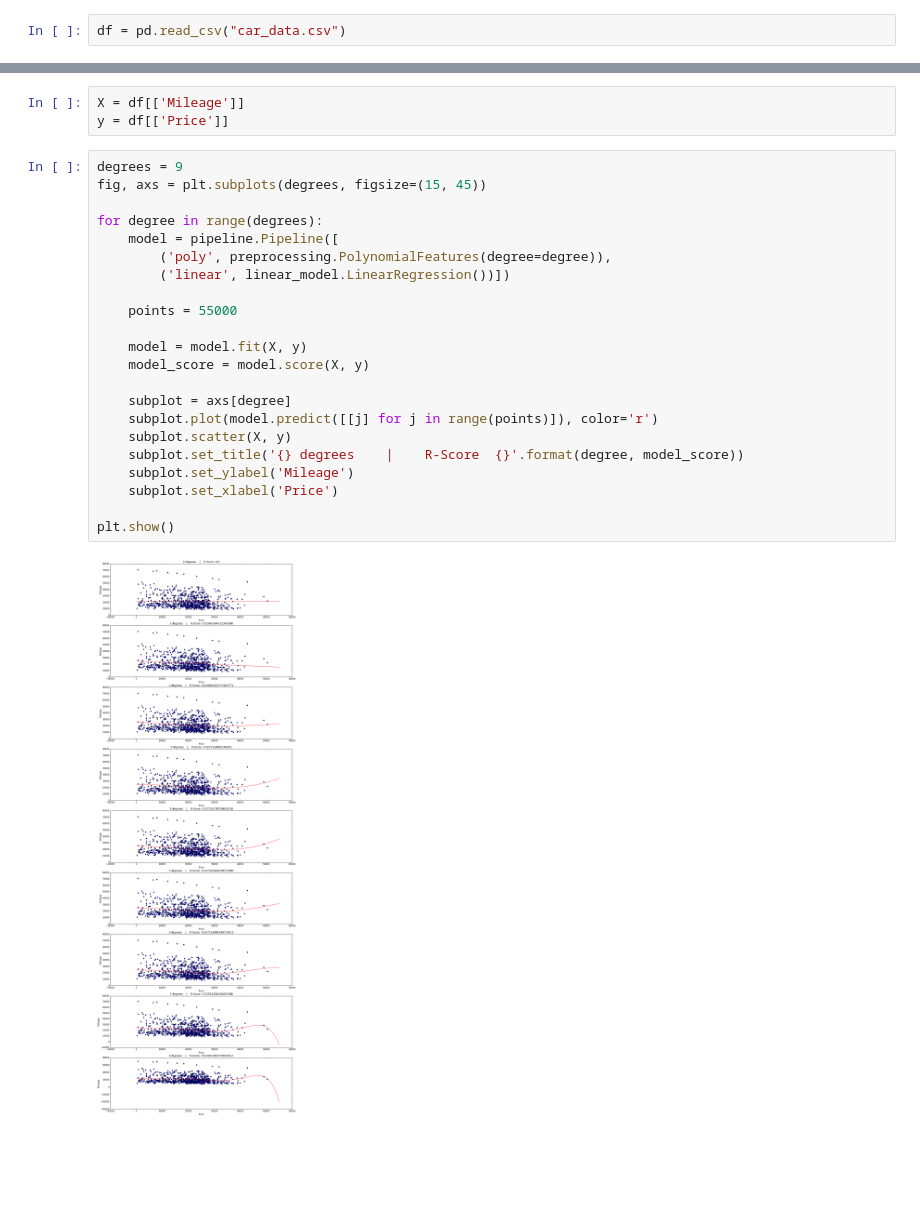
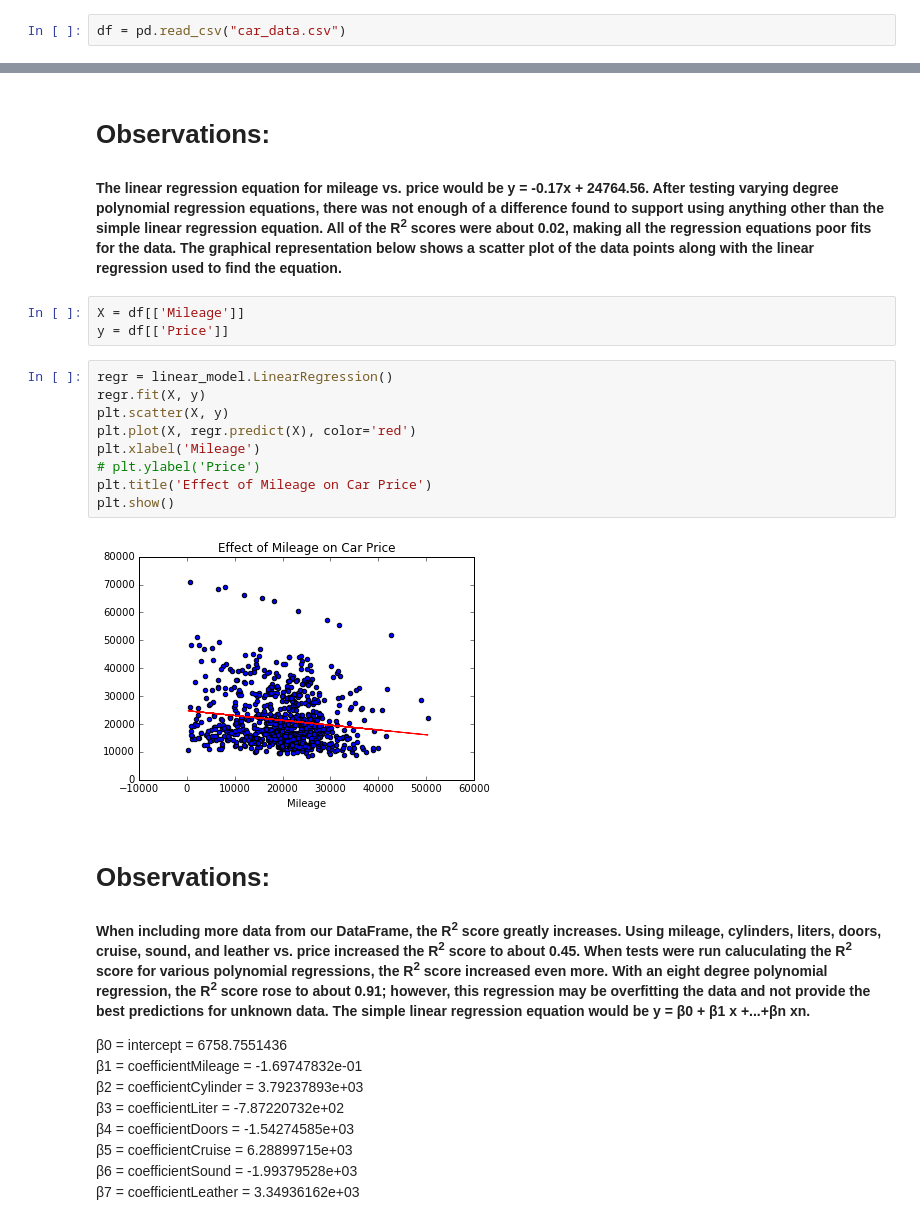
Before and after one commit to sateigen/car-worth-linear-regression, a Jupyter notebook: car-worth.ipynb, the cells around one changed output, grey strips where cells are left out. Cells and saved outputs as stored; diff of their text form; blank space fills up the shorter version.

```diff
--- a/car-worth.ipynb
+++ b/car-worth.ipynb
@@ -56,30 +14,33 @@ df.head(3)
+# %% [markdown]
+# Observations:
+#### The linear regression equation for mileage vs. price would be y = -0.17x + 24764.56. After testing varying degree polynomial regression equations, there was not enough of a difference found to support using anything other than the simple linear regression equation.  All of the R<sup>2</sup> scores were about 0.02, making all the regression equations poor fits for the data.  The graphical representation below shows a scatter plot of the data points along with the linear regression used to find the equation.
 # %%
 X = df[['Mileage']]
 y = df[['Price']]
-# %%
-degrees = 9
-fig, axs = plt.subplots(degrees, figsize=(15, 45))
-
-for degree in range(degrees):
-    model = pipeline.Pipeline([
-        ('poly', preprocessing.PolynomialFeatures(degree=degree)),
-        ('linear', linear_model.LinearRegression())])
-
-    points = 55000
-
-    model = model.fit(X, y)
-    model_score = model.score(X, y)
-
-    subplot = axs[degree]
-    subplot.plot(model.predict([[j] for j in range(points)]), color='r')
-    subplot.scatter(X, y)
-    subplot.set_title('{} degrees    |    R-Score  {}'.format(degree, model_score))
-    subplot.set_ylabel('Mileage')
-    subplot.set_xlabel('Price')
-
-plt.show()
-# %% [output]
-[figure, removed]
+# %%
+regr = linear_model.LinearRegression()
+regr.fit(X, y)
+plt.scatter(X, y)
+plt.plot(X, regr.predict(X), color='red')
+plt.xlabel('Mileage')
+# plt.ylabel('Price')
+plt.title('Effect of Mileage on Car Price')
+plt.show()
+# %% [output]
+[figure, added]
+# %% [markdown]
+# Observations:
+#### When including more data from our DataFrame, the R<sup>2</sup> score greatly increases. Using mileage, cylinders, liters, doors, cruise, sound, and leather vs. price increased the R<sup>2</sup> score to about 0.45.  When tests were run caluculating the R<sup>2</sup> score for various polynomial regressions, the R<sup>2</sup> score increased even more.  With an eight degree polynomial regression, the R<sup>2</sup> score rose to about 0.91; however, this regression may be overfitting the data and not provide the best predictions for unknown data.  The simple linear regression equation would be y = β0 + β1 x +...+βn xn.
+
+
+β0 = intercept = 6758.7551436
+β1 = coefficientMileage = -1.69747832e-01
+β2 = coefficientCylinder = 3.79237893e+03
+β3 = coefficientLiter = -7.87220732e+02
+β4 = coefficientDoors = -1.54274585e+03
+β5 = coefficientCruise = 6.28899715e+03
+β6 = coefficientSound = -1.99379528e+03
+β7 = coefficientLeather = 3.34936162e+03
 # %%
 cols = ['Mileage', 'Cylinder', 'Liter', 'Doors', 'Cruise', 'Sound', 'Leather']
 X_many = df[cols]
```
Also changed, not shown: parts of 11 cells of this notebook.
